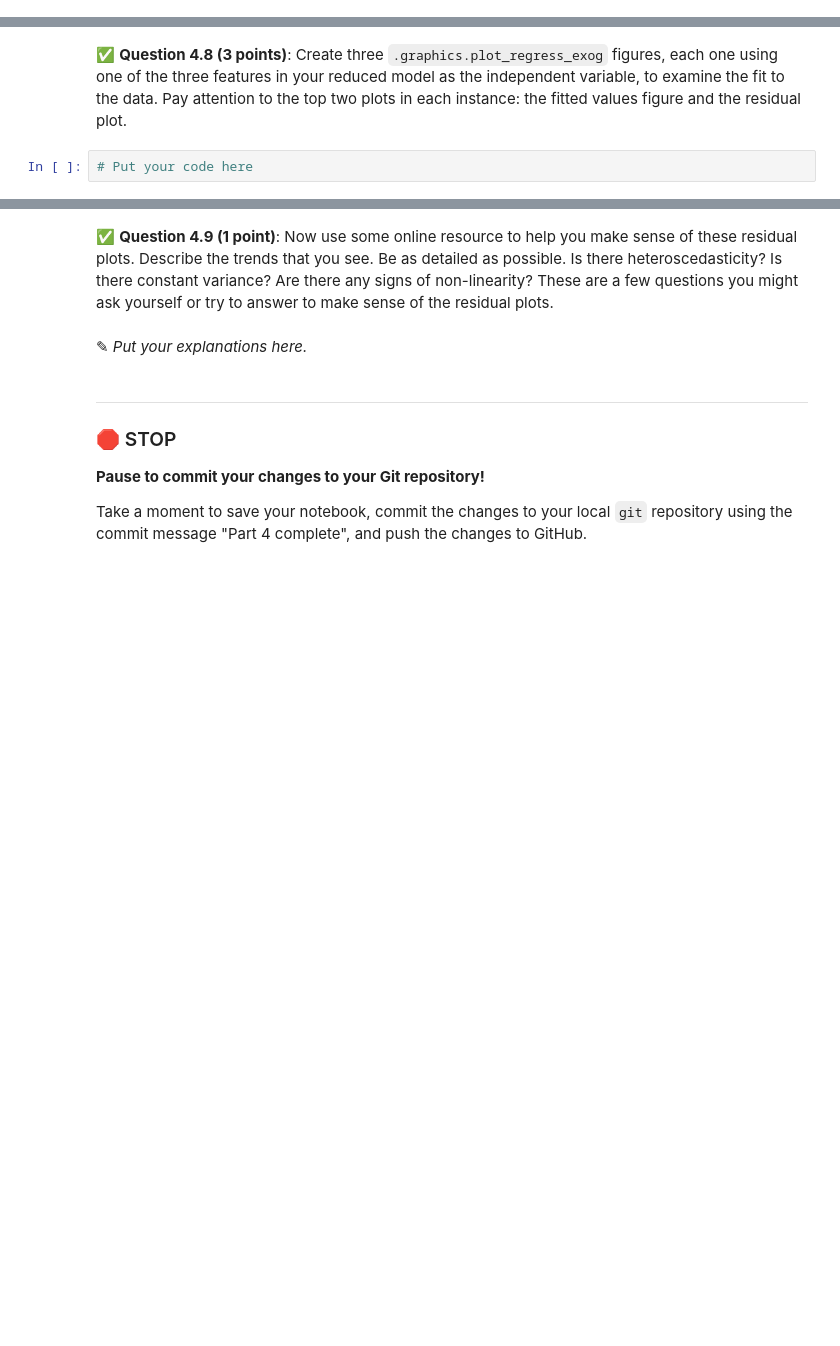
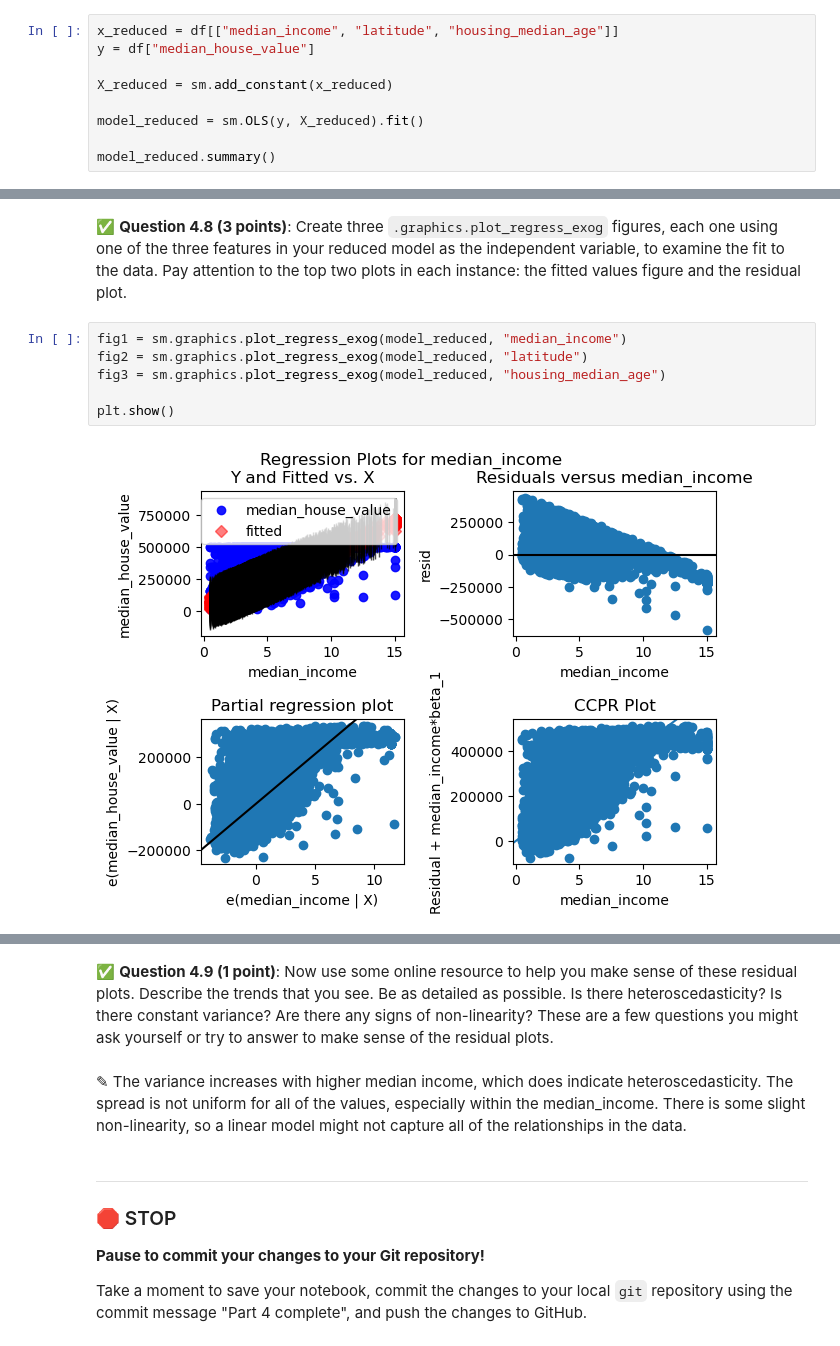
Before and after one commit to winbergd/cmse202-f25-turnin, a Jupyter notebook: hw-03/HW3_CMSE202.ipynb, the cells around one changed output, grey strips where cells are left out. Saved outputs shown, nothing was run; the diff lists cells and outputs as text; blank space fills up the shorter version.

```diff
--- a/hw-03/HW3_CMSE202.ipynb
+++ b/hw-03/HW3_CMSE202.ipynb
@@ -374,0 +412,9 @@ Multicollinearity is a statistical phenomenon where some of the features in a mo
+# %%
+x_reduced = df[["median_income", "latitude", "housing_median_age"]]
+y = df["median_house_value"]
+
+X_reduced = sm.add_constant(x_reduced)
+
+model_reduced = sm.OLS(y, X_reduced).fit()
+
+model_reduced.summary()
@@ -387,4 +461,10 @@ Multicollinearity is a statistical phenomenon where some of the features in a mo
 # %% [markdown]
 &#9989;  **Question 4.8 (3 points)**: Create three `.graphics.plot_regress_exog` figures, each one using one of the three features in your reduced model as the independent variable, to examine the fit to the data. Pay attention to the top two plots in each instance: the fitted values figure and the residual plot.
-# %%
-# Put your code here
+# %%
+fig1 = sm.graphics.plot_regress_exog(model_reduced, "median_income")
+fig2 = sm.graphics.plot_regress_exog(model_reduced, "latitude")
+fig3 = sm.graphics.plot_regress_exog(model_reduced, "housing_median_age")
+
+plt.show()
+# %% [output]
+[figure, added]
@@ -391,7 +473,7 @@ Multicollinearity is a statistical phenomenon where some of the features in a mo
 # %% [markdown]
 &#9989;  **Question 4.9 (1 point)**: Now use some online resource to help you make sense of these residual plots. Describe the trends that you see. Be as detailed as possible. Is there heteroscedasticity? Is there constant variance? Are there any signs of non-linearity? These are a few questions you might ask yourself or try to answer to make sense of the residual plots.
-# %% [markdown]
-<font size=+3>&#9998;</font> _Put your explanations here._
+# %% [markdown]
+<font size=+3>&#9998;</font> The variance increases with higher median income, which does indicate heteroscedasticity. The spread is not uniform for all of the values, especially within the median_income. There is some slight non-linearity, so a linear model might not capture all of the relationships in the data.
 # %% [markdown]
 ---
 ### &#128721; STOP
```
Also changed, not shown: parts of 15 cells of this notebook.
